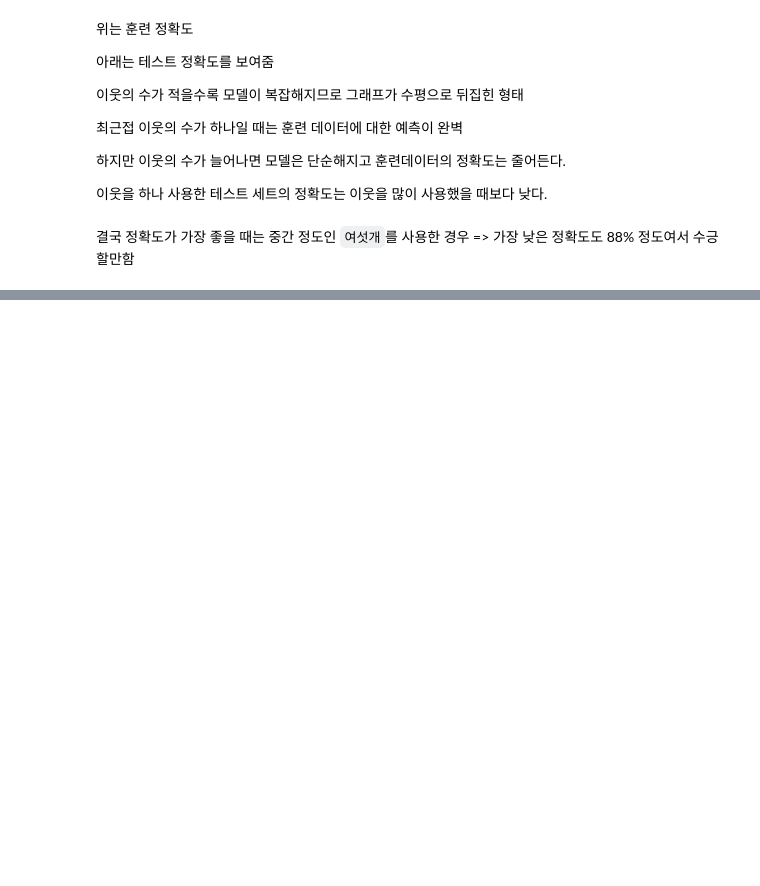
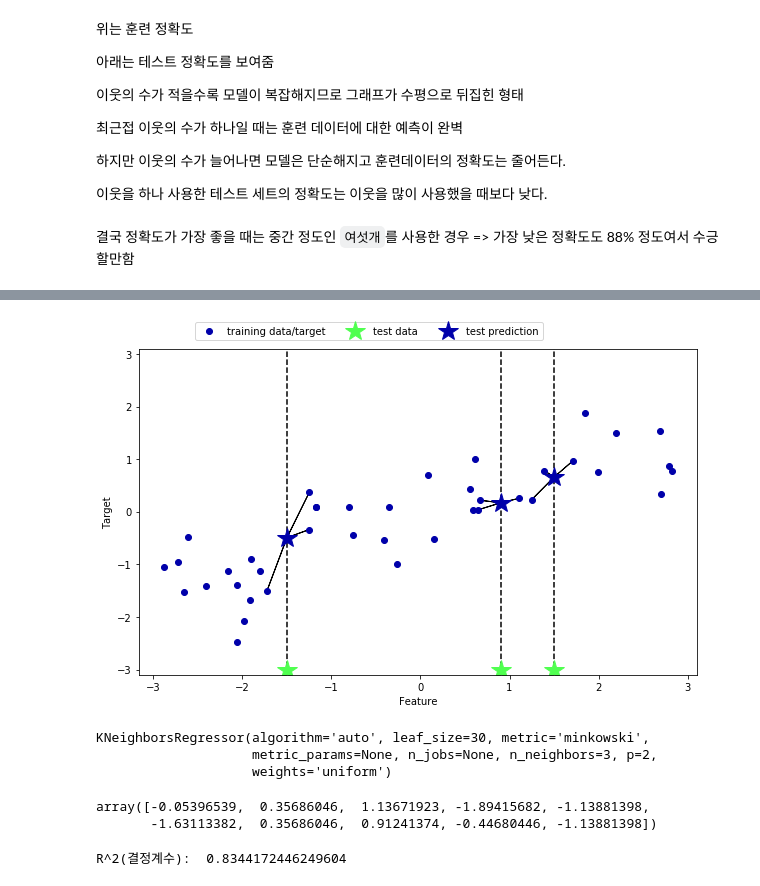
Before and after one commit to Tedhoon/scikit-learn, a Jupyter notebook: #2 supervised learning/factitious dataset & knn.ipynb, the cells around one changed output, grey strips where cells are left out. Cells and saved outputs as stored; diff of their text form; code cells hidden in the pictures; blank space fills up the shorter version.

```diff
--- a/#2 supervised learning/factitious dataset & knn.ipynb
+++ b/#2 supervised learning/factitious dataset & knn.ipynb
@@ -255,0 +266,5 @@ wave 데이터셋을 써
+# %%
+# 여러개의 이웃을 사용할 떈 이웃간의 `평균`이 예측 됨
+mglearn.plots.plot_knn_regression(n_neighbors=3)
+# %% [output]
+[figure, added]
@@ -255,0 +274,19 @@ wave 데이터셋을 써
+# %%
+X_train, X_test, y_train, y_test = train_test_split(X, y, random_state=0)
+reg = KNeighborsRegressor(n_neighbors=3)
+reg.fit(X_train, y_train)
+# %% [output]
+KNeighborsRegressor(algorithm='auto', leaf_size=30, metric='minkowski',
+                    metric_params=None, n_jobs=None, n_neighbors=3, p=2,
+                    weights='uniform')
+# %%
+reg.predict(X_test)
+# %% [output]
+array([-0.05396539,  0.35686046,  1.13671923, -1.89415682, -1.13881398,
+       -1.63113382,  0.35686046,  0.91241374, -0.44680446, -1.13881398])
+# %%
+# score메서드로 점수 산정을 할껀데, 여기서 `회귀`일 땐 R^2값을 반환함!!
+# R^2는 결정 계수라고 부르며 0~1사이의 값!
+print("R^2(결정계수): ", reg.score(X_test, y_test))
+# %% [output]
+R^2(결정계수):  0.8344172446249604
```
Also changed, not shown: parts of 9 cells of this notebook.
